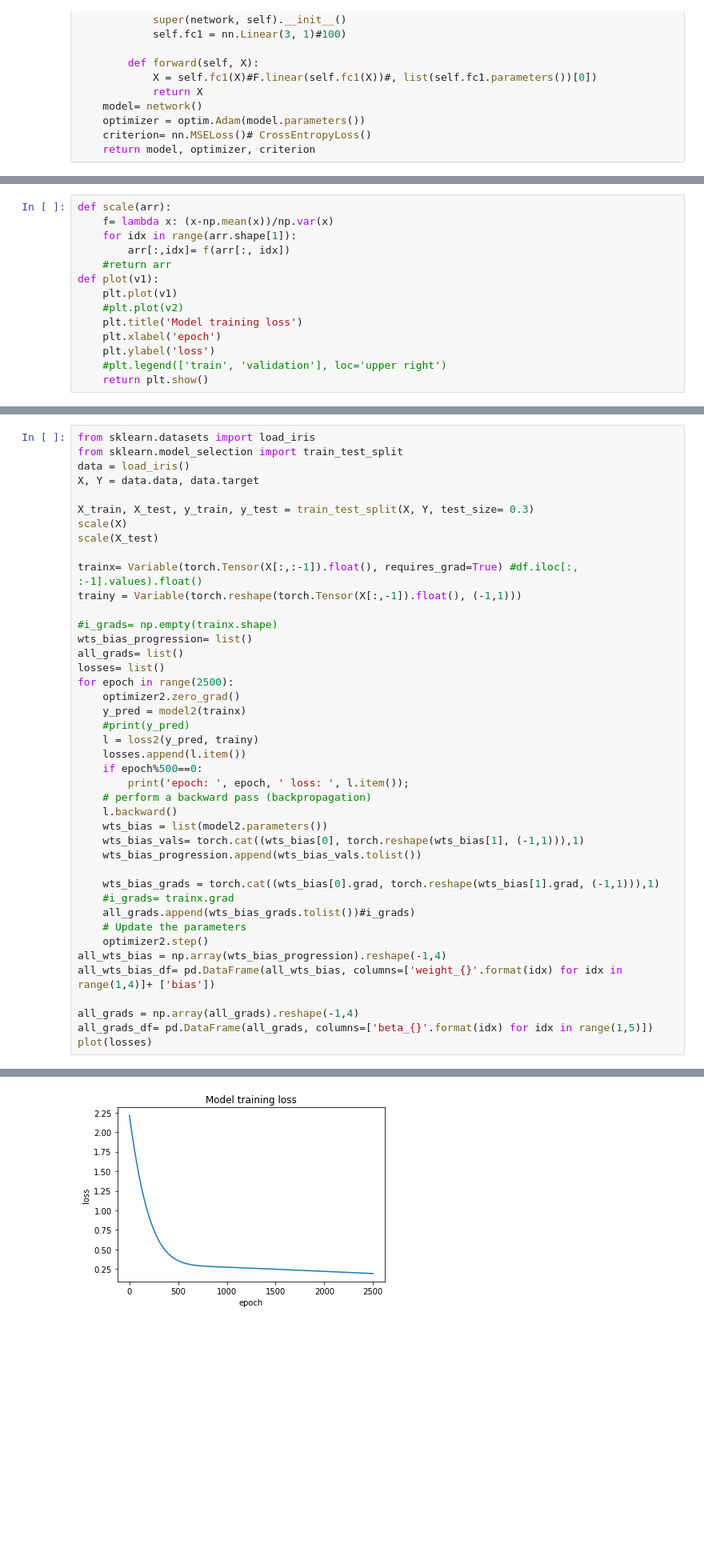
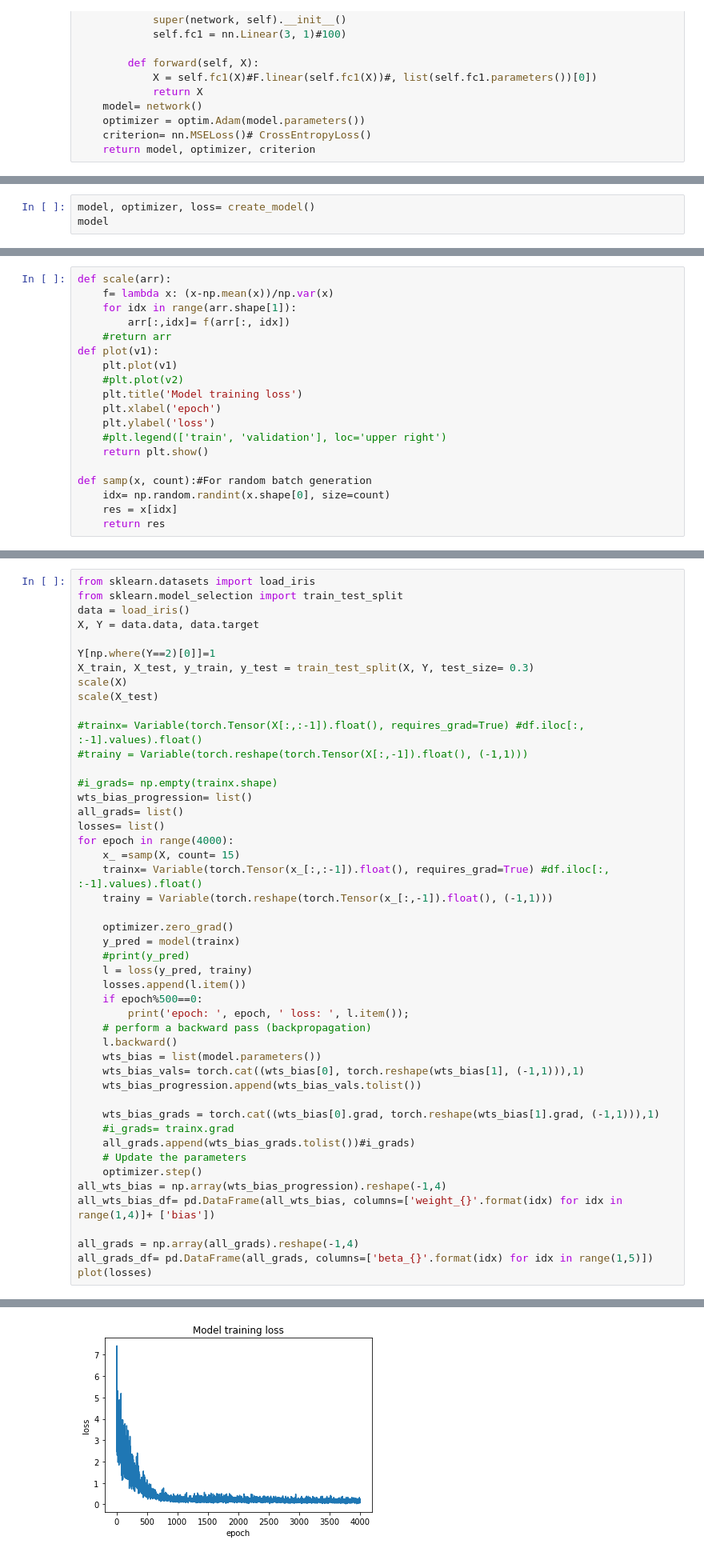
Before and after one commit to mlsquare/kitchen, a Jupyter notebook: notebooks/UQ/01_prakash_gradients_pytorch_statsmodel.ipynb, the cells around one changed output, grey strips where cells are left out. Shown at 80% size. Drawn from its saved outputs; the diff is of its cells as text; blank space fills up the shorter version.

```diff
--- a/notebooks/UQ/01_prakash_gradients_pytorch_statsmodel.ipynb
+++ b/notebooks/UQ/01_prakash_gradients_pytorch_statsmodel.ipynb
@@ -32,0 +28,3 @@ network(
+# %%
+model, optimizer, loss= create_model()
+model
@@ -51,4 +53,9 @@ def plot(v1):
     plt.ylabel('loss')
     #plt.legend(['train', 'validation'], loc='upper right')
     return plt.show()
+
+def samp(x, count):#For random batch generation
+    idx= np.random.randint(x.shape[0], size=count)
+    res = x[idx]
+    return res
 # %% [markdown]
@@ -59,28 +66,33 @@ from sklearn.model_selection import train_test_split
 data = load_iris()
 X, Y = data.data, data.target
 
+Y[np.where(Y==2)[0]]=1
 X_train, X_test, y_train, y_test = train_test_split(X, Y, test_size= 0.3)
 scale(X)
 scale(X_test)
 
-trainx= Variable(torch.Tensor(X[:,:-1]).float(), requires_grad=True) #df.iloc[:, :-1].values).float()
-trainy = Variable(torch.reshape(torch.Tensor(X[:,-1]).float(), (-1,1)))
+#trainx= Variable(torch.Tensor(X[:,:-1]).float(), requires_grad=True) #df.iloc[:, :-1].values).float()
+#trainy = Variable(torch.reshape(torch.Tensor(X[:,-1]).float(), (-1,1)))
 
 #i_grads= np.empty(trainx.shape)
 wts_bias_progression= list()
 all_grads= list()
 losses= list()
-for epoch in range(2500):
-    optimizer2.zero_grad()
-    y_pred = model2(trainx)
+for epoch in range(4000):
+    x_ =samp(X, count= 15)
+    trainx= Variable(torch.Tensor(x_[:,:-1]).float(), requires_grad=True) #df.iloc[:, :-1].values).float()
+    trainy = Variable(torch.reshape(torch.Tensor(x_[:,-1]).float(), (-1,1)))
+
+    optimizer.zero_grad()
+    y_pred = model(trainx)
     #print(y_pred)
-    l = loss2(y_pred, trainy)
+    l = loss(y_pred, trainy)
     losses.append(l.item())
     if epoch%500==0:
         print('epoch: ', epoch, ' loss: ', l.item());
     # perform a backward pass (backpropagation)
     l.backward()
-    wts_bias = list(model2.parameters())
+    wts_bias = list(model.parameters())
     wts_bias_vals= torch.cat((wts_bias[0], torch.reshape(wts_bias[1], (-1,1))),1)
     wts_bias_progression.append(wts_bias_vals.tolist())
 
@@ -88,7 +100,7 @@ for epoch in range(2500):
     #i_grads= trainx.grad
     all_grads.append(wts_bias_grads.tolist())#i_grads)
     # Update the parameters
-    optimizer2.step()
+    optimizer.step()
 all_wts_bias = np.array(wts_bias_progression).reshape(-1,4)
 all_wts_bias_df= pd.DataFrame(all_wts_bias, columns=['weight_{}'.format(idx) for idx in range(1,4)]+ ['bias'])
 
@@ -104,2 +119,2 @@ epoch:  2000  loss:  0.22110269963741302
-[figure, old version]
+[figure, new version]
 # %% [markdown]
```
Also changed, not shown: parts of 83 cells of this notebook.
